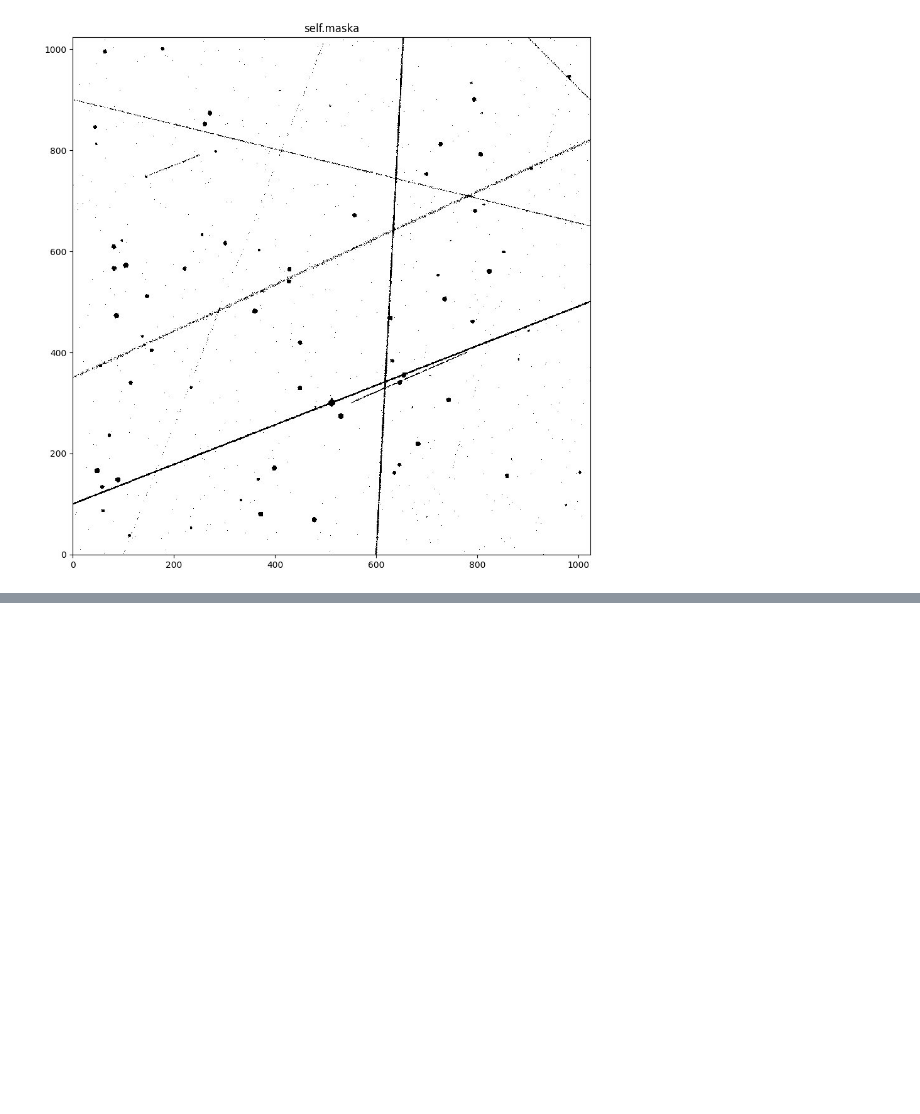
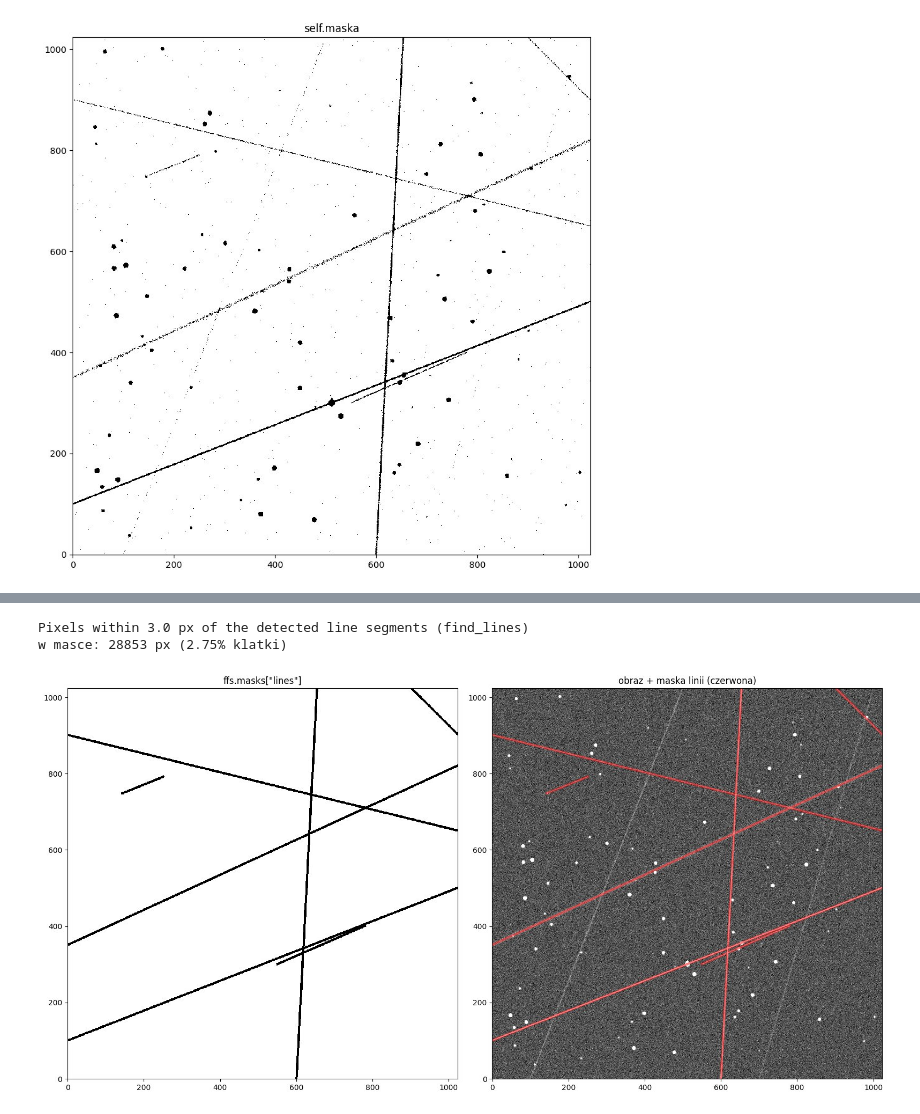
Before and after one commit to araucaria-project/pyaraucaria, a Jupyter notebook: examples/ffs_satellites.ipynb, the cells around one changed output, grey strips where cells are left out. Saved outputs shown, nothing was run; the diff lists cells and outputs as text; code cells hidden in the pictures; blank space fills up the shorter version.

```diff
--- a/examples/ffs_satellites.ipynb
+++ b/examples/ffs_satellites.ipynb
@@ -183,0 +193,16 @@ plt.tight_layout()
+# %%
+line_mask = ffs.masks["lines"]
+print(ffs.masks_description["lines"])
+print(f"w masce: {line_mask.sum()} px ({100 * line_mask.mean():.2f}% klatki)")
+
+fig, axes = plt.subplots(1, 2, figsize=(16, 8))
+axes[0].imshow(line_mask, origin="lower", cmap="gray_r", interpolation="nearest")
+axes[0].set_title('ffs.masks["lines"]')
+show(image, axes[1], "obraz + maska linii (czerwona)")
+axes[1].imshow(np.ma.masked_where(~line_mask, line_mask), origin="lower", cmap="autumn",
+               alpha=0.5, interpolation="nearest")
+plt.tight_layout()
+# %% [output]
+Pixels within 3.0 px of the detected line segments (find_lines)
+w masce: 28853 px (2.75% klatki)
+[figure, added]
```
Also changed, not shown: parts of 6 cells of this notebook, 4 other files.
